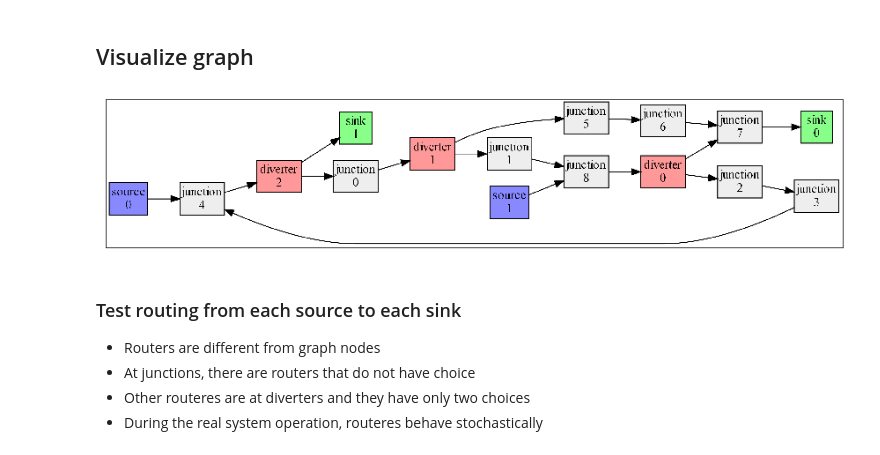
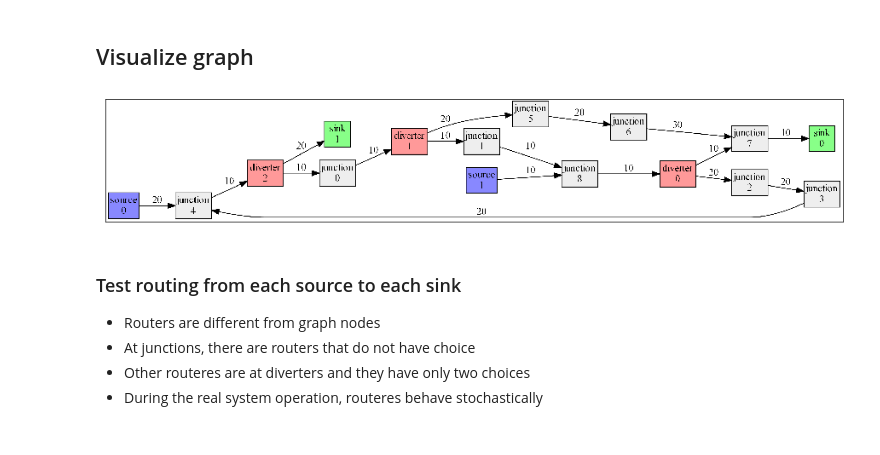
Before and after one commit to flyingleafe/dqnroute, a Jupyter notebook: notebooks/igor_run_simulation.ipynb, the cells around one changed output. Saved outputs shown, nothing was run; the diff lists cells and outputs as text; code cells hidden in the pictures.

Commit message:
Accounting for conveyor length.

```diff
--- a/notebooks/igor_run_simulation.ipynb
+++ b/notebooks/igor_run_simulation.ipynb
@@ -361,36 +249,40 @@ for i, node_key in g.indices_to_node_keys.items():
     n = gv_graph.get_node(i)
     n.attr["label"] = get_gv_node_name(node_key)
     n.attr["shape"] = "box"
     n.attr["style"] = "filled"
     n.attr["fixedsize"] = "true"
     if node_key[0] == "source":
         n.attr["fillcolor"] = "#8888FF"
         n.attr["width"] = "0.6"
     elif node_key[0] == "sink":
         n.attr["fillcolor"] = "#88FF88"
         n.attr["width"] = "0.5"
     elif node_key[0] == "diverter":
         n.attr["fillcolor"] = "#FF9999"
         n.attr["width"] = "0.7"
     else:
         n.attr["fillcolor"] = "#EEEEEE"
         n.attr["width"] = "0.7"
 
 for from_node in g.node_keys:
+    i1 = g.node_keys_to_indices[from_node]
     for to_node in g.get_out_nodes(from_node):
-        gv_graph.add_edge(g.node_keys_to_indices[from_node], g.node_keys_to_indices[to_node])
+        i2 = g.node_keys_to_indices[to_node]
+        gv_graph.add_edge(i1, i2)
+        e = gv_graph.get_edge(i1, i2)
+        e.attr["label"] = g.get_edge_length(from_node, to_node)
 
 prefix = "../img/tmp."
 gv_graph.write(prefix + "gv")
 for path in [prefix + "png", prefix + "pdf"]:
     gv_graph.draw(path, prog="dot", args="-Gdpi=300 -Gmargin=0 -Grankdir=LR")
-fig, ax = plt.subplots(figsize=(15, 15))
+fig, ax = plt.subplots(figsize=(15.5, 15.5))
 ax.get_yaxis().set_visible(False)
 ax.get_xaxis().set_visible(False)
 image = plt.imread(prefix + "png")
 plt.imshow(image);
 # %% [output]
-[figure, old version]
+[figure, new version]
 # %% [markdown]
 ### Test routing from each source to each sink
 
```
Also changed, not shown: parts of 6 cells of this notebook, 1 other file.
